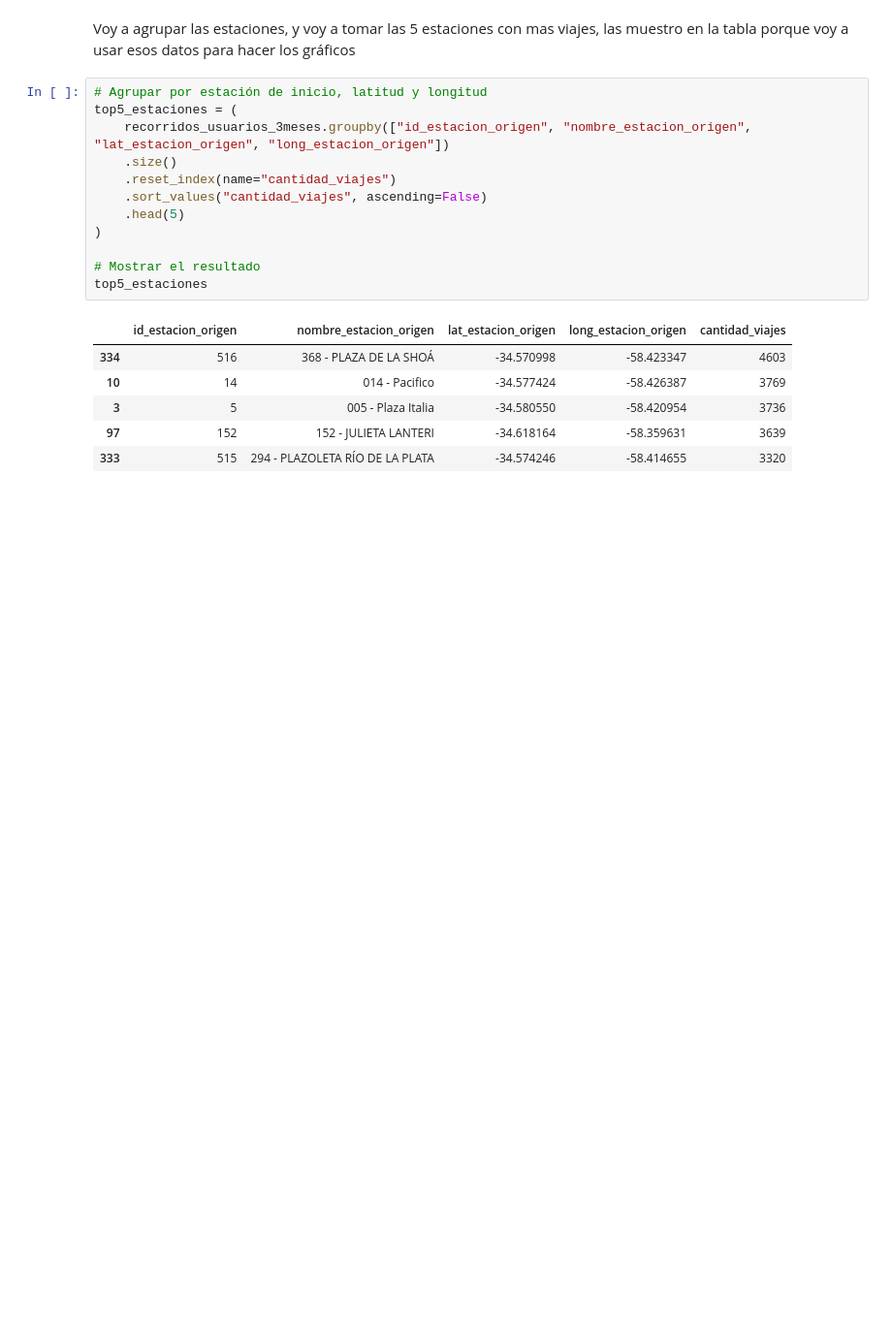
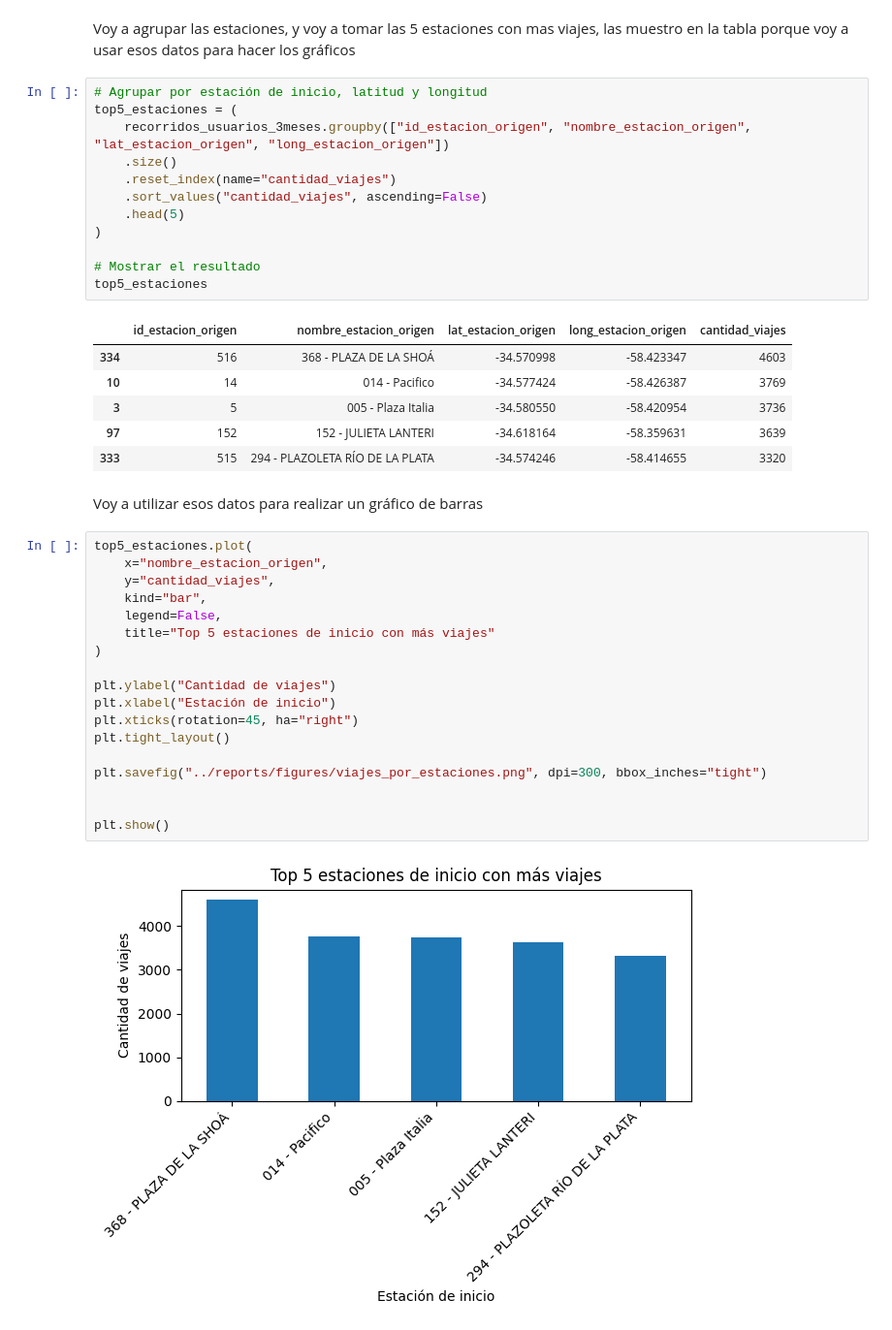
Before and after one commit to BaKro300/aprendijaze1_v2final, a Jupyter notebook: notebooks/analisis_datos.ipynb, the cells around one changed output. Shown: that part at 97% size. Cells and saved outputs as stored; diff of their text form; blank space fills up the shorter version.

Commit message:
5 estaciones con mas recorridos con grafico

```diff
--- a/notebooks/analisis_datos.ipynb
+++ b/notebooks/analisis_datos.ipynb
@@ -73,3 +73,25 @@ top5_estaciones
 | 3 | 5 | 005 - Plaza Italia | -34.580550 | -58.420954 | 3736 |
 | 97 | 152 | 152 - JULIETA LANTERI | -34.618164 | -58.359631 | 3639 |
 | 333 | 515 | 294 - PLAZOLETA RÍO DE LA PLATA | -34.574246 | -58.414655 | 3320 |
+# %% [markdown]
+Voy a utilizar esos datos para realizar un gráfico de barras
+# %%
+top5_estaciones.plot(
+    x="nombre_estacion_origen",
+    y="cantidad_viajes",
+    kind="bar",
+    legend=False,
+    title="Top 5 estaciones de inicio con más viajes"
+)
+
+plt.ylabel("Cantidad de viajes")
+plt.xlabel("Estación de inicio")
+plt.xticks(rotation=45, ha="right")
+plt.tight_layout()
+
+plt.savefig("../reports/figures/viajes_por_estaciones.png", dpi=300, bbox_inches="tight")
+
+
+plt.show()
+# %% [output]
+[figure, added]
```
Also changed, not shown: 1 other file.
